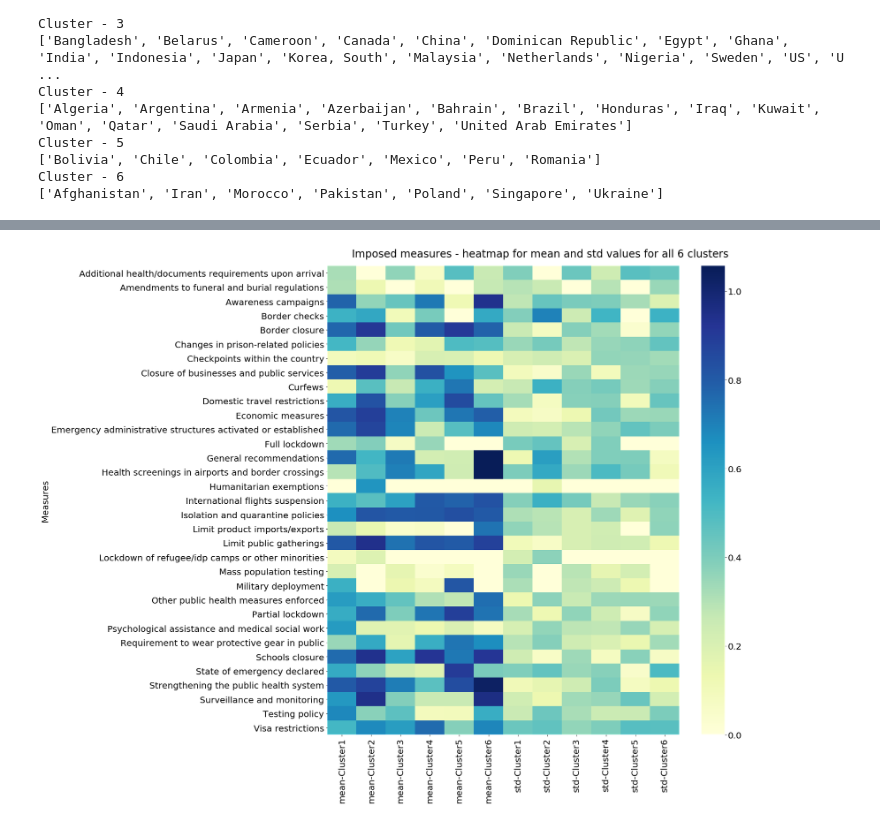
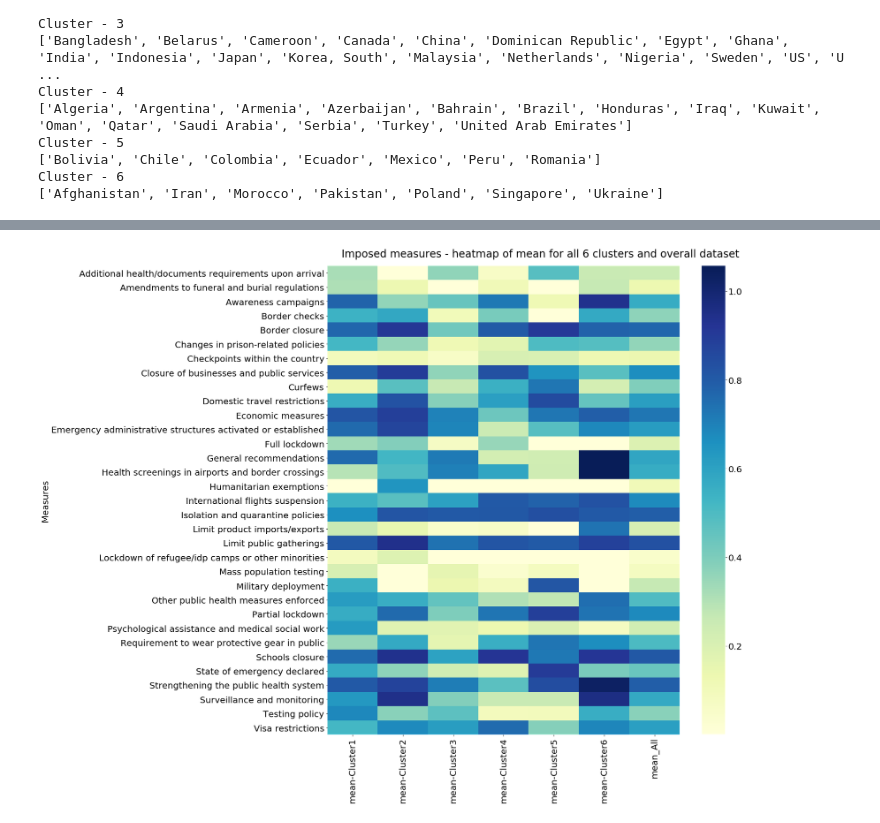
Before and after one commit to gitadas/COVID19_ImposedMeasures, a Jupyter notebook: COVID19_Measures_V1.ipynb, the cells around one changed output, grey strips where cells are left out. Drawn from its saved outputs; the diff is of its cells as text; code cells hidden in the pictures.

```diff
--- a/COVID19_Measures_V1.ipynb
+++ b/COVID19_Measures_V1.ipynb
@@ -624,14 +626,14 @@ cluster_df_mean = cluster_df.copy()
 # describe() gives statistics like min, max, std etc.. We keep only mean & std, and delete rest
 for i in range(len(res)):
     cluster_df_mean[i] = cluster_df[i].describe().transpose()
-    cluster_df_mean[i] = cluster_df_mean[i].drop(["count", '25%', '50%', '75%', 'min', 'max'], axis=1)
-    cluster_df_mean[i].columns = ['mean-Cluster%i'%(i+1),'std-Cluster%i'%(i+1) ]
+    cluster_df_mean[i] = cluster_df_mean[i].drop(["count", '25%', '50%', '75%', 'min', 'max', 'std'], axis=1)
+    cluster_df_mean[i].columns = ['mean-Cluster%i'%(i+1) ]
 
 # The following calculates mean for all the clusters, then create a single df with all mean values
 result_df = cluster_df_mean[0]
 for i in range(len(res)-1):
     result_df = pd.concat([result_df,cluster_df_mean[i+1]], axis=1)
-# result_df['mean_All'] = result_df.mean(axis=1)
+result_df['mean_All'] = result_df.mean(axis=1)
 # %%
 # Shows the countries in a cluster, and the values of measures
 cluster_df[0]
@@ -655,15 +657,15 @@ cluster_df[0]
 # %%
 # Create a heatmap containing the means and std of measure variables pertaining to different clusters
 heatmap_data = pd.pivot_table(result_df, index=['Measures'])
 
 fig = plt.figure(figsize=(18,18))
 plt.rcParams['font.size'] = 20
 bg_color = (0.88,0.85,0.95)
 hm=sb.heatmap(heatmap_data, cmap="YlGnBu", annot_kws={'size':16}, annot=False)
-fig.suptitle('Imposed measures - heatmap for mean and std values for all 6 clusters', fontsize=24)
+fig.suptitle('Imposed measures - heatmap of mean for all 6 clusters and overall dataset', fontsize=24)
 fig.subplots_adjust(top=0.95)
 #plt.xticks(rotation=-15)
 figure = hm.get_figure()
 figure.savefig('C:/Users/das_g/Desktop/Gitua/COVID-19/measures_heatmap.jpg', bbox_inches='tight')
 # %% [output]
-[figure, old version]
+[figure, new version]
```
Also changed, not shown: parts of 4 cells of this notebook.
